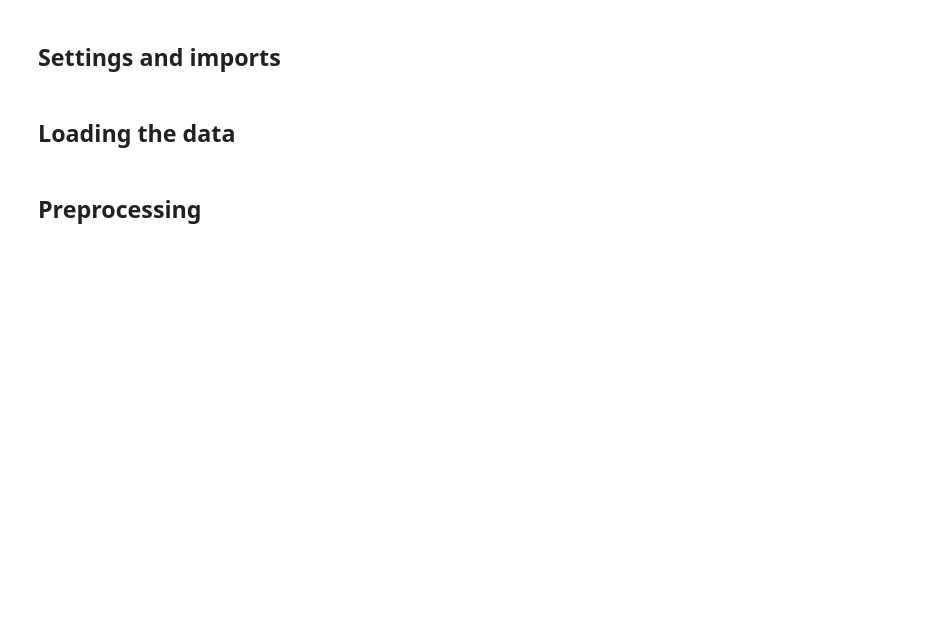
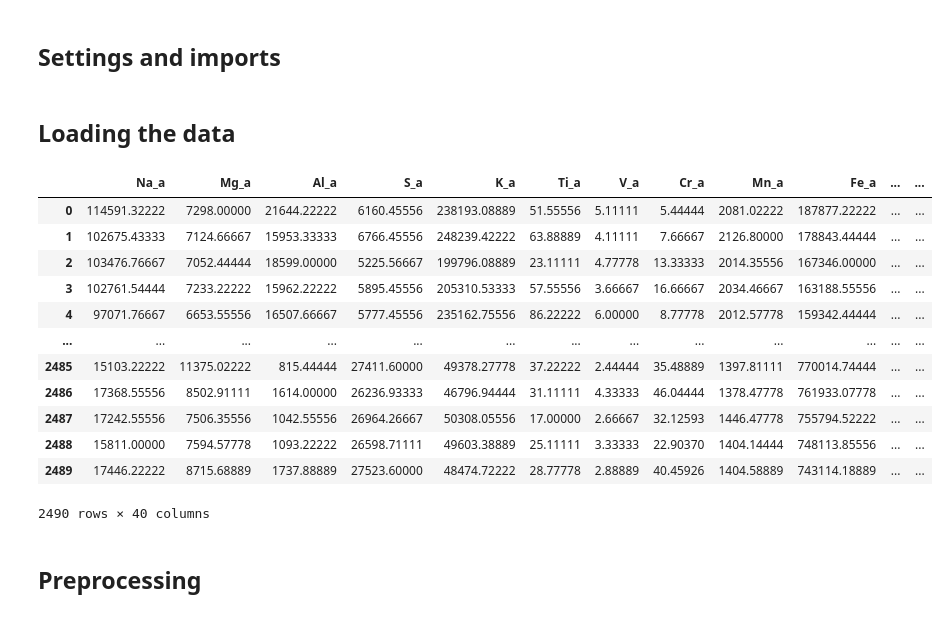
Before and after one commit to BDomzal/inks, a Jupyter notebook: notebooks/inks_nn_regression (Copy).ipynb, the cells around one changed output. Saved outputs shown, nothing was run; the diff lists cells and outputs as text; code cells hidden in the pictures; blank space fills up the shorter version.

```diff
--- a/notebooks/inks_nn_regression (Copy).ipynb
+++ b/notebooks/inks_nn_regression (Copy).ipynb
@@ -41,6 +26,22 @@ MODELS_PATH = config["models_path"]
 ## Loading the data
 # %%
 inDKs_df, inks_df, inds_df = load_training_data(DATA_PATH)
+# %%
+inDKs_df
+# %% [output]
+|  | Na_a | Mg_a | Al_a | S_a | K_a | Ti_a | V_a | Cr_a | Mn_a | Fe_a | ... | ... |
+| 0 | 114591.32222 | 7298.00000 | 21644.22222 | 6160.45556 | 238193.08889 | 51.55556 | 5.11111 | 5.44444 | 2081.02222 | 187877.22222 | ... | ... |
+| 1 | 102675.43333 | 7124.66667 | 15953.33333 | 6766.45556 | 248239.42222 | 63.88889 | 4.11111 | 7.66667 | 2126.80000 | 178843.44444 | ... | ... |
+| 2 | 103476.76667 | 7052.44444 | 18599.00000 | 5225.56667 | 199796.08889 | 23.11111 | 4.77778 | 13.33333 | 2014.35556 | 167346.00000 | ... | ... |
+| 3 | 102761.54444 | 7233.22222 | 15962.22222 | 5895.45556 | 205310.53333 | 57.55556 | 3.66667 | 16.66667 | 2034.46667 | 163188.55556 | ... | ... |
+| 4 | 97071.76667 | 6653.55556 | 16507.66667 | 5777.45556 | 235162.75556 | 86.22222 | 6.00000 | 8.77778 | 2012.57778 | 159342.44444 | ... | ... |
+| ... | ... | ... | ... | ... | ... | ... | ... | ... | ... | ... | ... | ... |
+| 2485 | 15103.22222 | 11375.02222 | 815.44444 | 27411.60000 | 49378.27778 | 37.22222 | 2.44444 | 35.48889 | 1397.81111 | 770014.74444 | ... | ... |
+| 2486 | 17368.55556 | 8502.91111 | 1614.00000 | 26236.93333 | 46796.94444 | 31.11111 | 4.33333 | 46.04444 | 1378.47778 | 761933.07778 | ... | ... |
+| 2487 | 17242.55556 | 7506.35556 | 1042.55556 | 26964.26667 | 50308.05556 | 17.00000 | 2.66667 | 32.12593 | 1446.47778 | 755794.52222 | ... | ... |
+| 2488 | 15811.00000 | 7594.57778 | 1093.22222 | 26598.71111 | 49603.38889 | 25.11111 | 3.33333 | 22.90370 | 1404.14444 | 748113.85556 | ... | ... |
+| 2489 | 17446.22222 | 8715.68889 | 1737.88889 | 27523.60000 | 48474.72222 | 28.77778 | 2.88889 | 40.45926 | 1404.58889 | 743114.18889 | ... | ... |
+2490 rows × 40 columns
 # %% [markdown]
 ## Preprocessing
 # %% [markdown]
```
Also changed, not shown: parts of 52 cells of this notebook, 3 other files.
